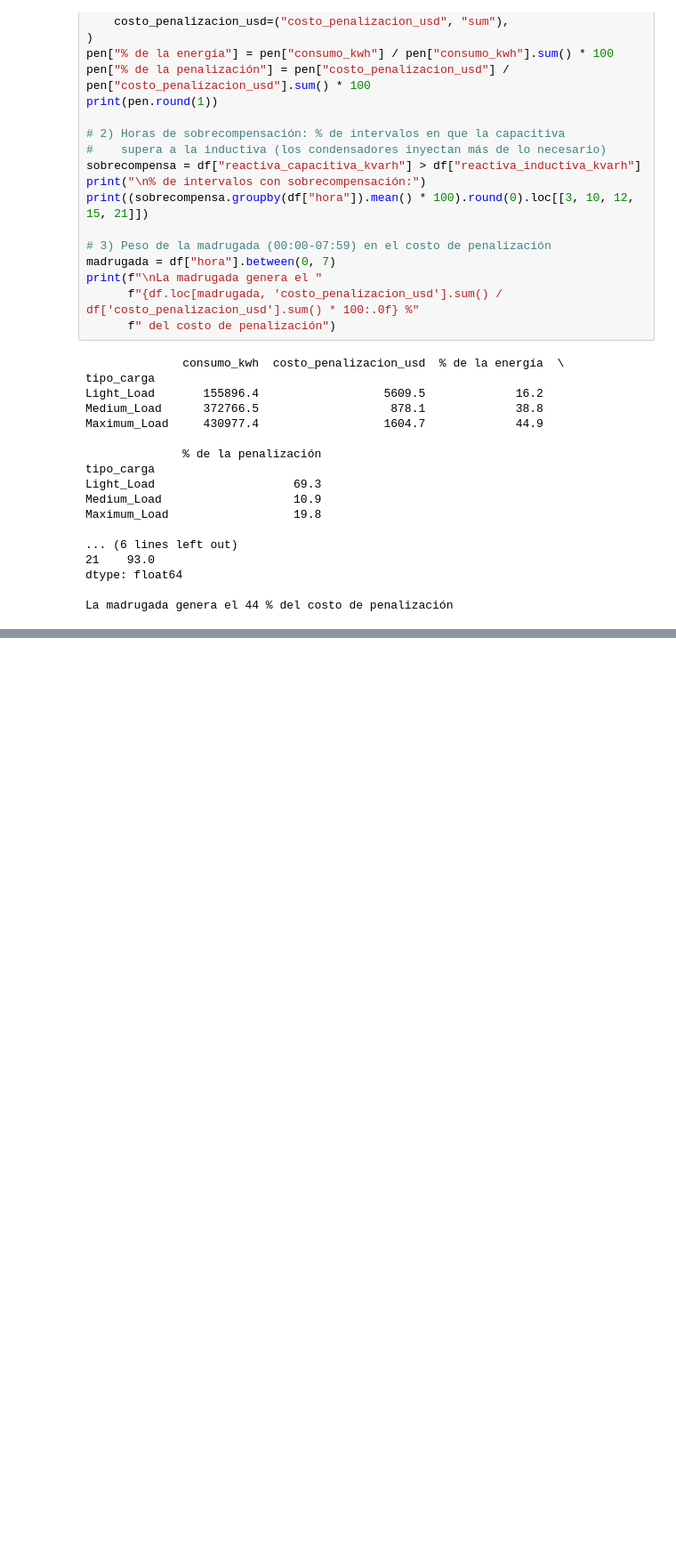
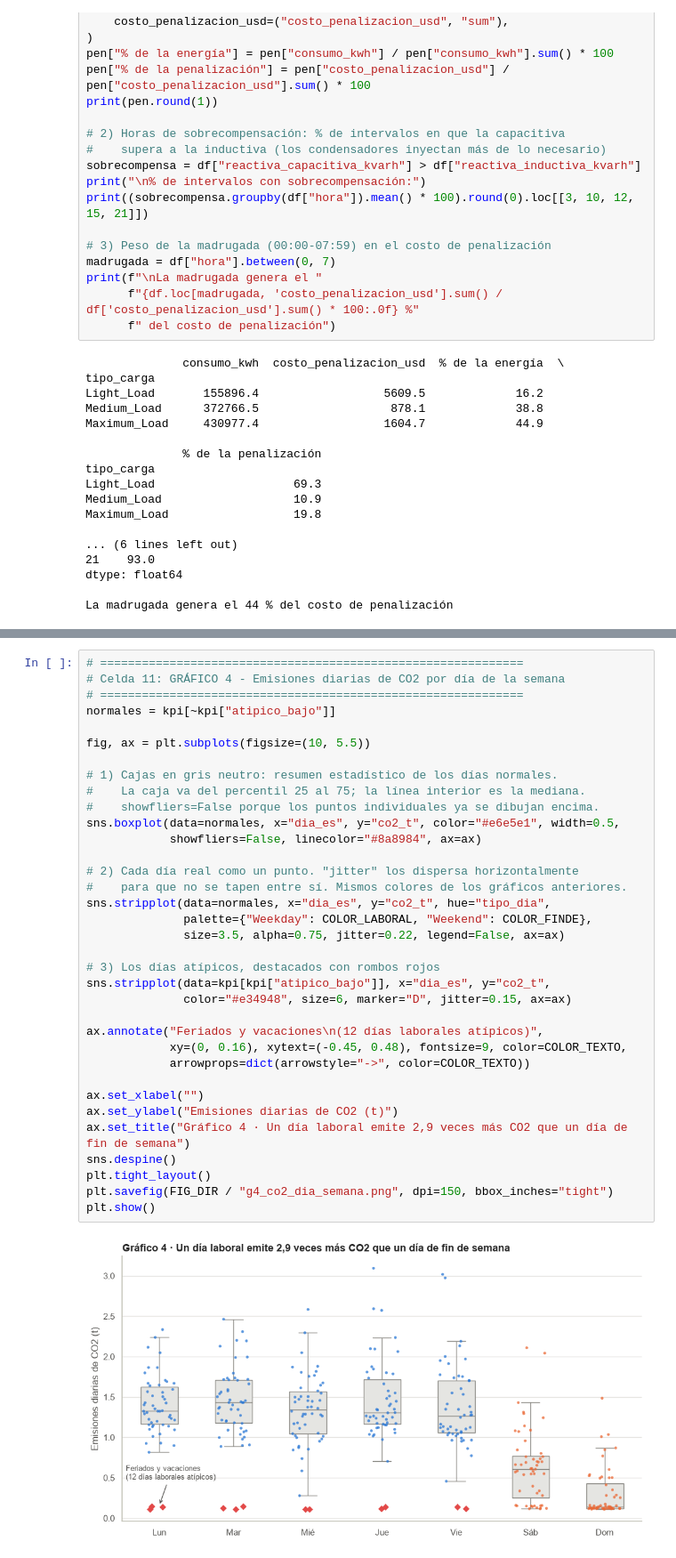
Before and after one commit to mariacaro-freefire/steel-energy-analytics, a Jupyter notebook: notebooks/02_EDA.ipynb, the cells around one changed output, grey strips where cells are left out. Shown at 89% size. Cells and saved outputs as stored; diff of their text form; blank space fills up the shorter version.

Commit message:
EDA: gráfico 4 de CO2 diario y detección de feriados

```diff
--- a/notebooks/02_EDA.ipynb
+++ b/notebooks/02_EDA.ipynb
@@ -344,0 +387,37 @@ La madrugada genera el 44 % del costo de penalización
+# %%
+# =============================================================
+# Celda 11: GRÁFICO 4 - Emisiones diarias de CO2 por día de la semana
+# =============================================================
+normales = kpi[~kpi["atipico_bajo"]]
+
+fig, ax = plt.subplots(figsize=(10, 5.5))
+
+# 1) Cajas en gris neutro: resumen estadístico de los días normales.
+#    La caja va del percentil 25 al 75; la línea interior es la mediana.
+#    showfliers=False porque los puntos individuales ya se dibujan encima.
+sns.boxplot(data=normales, x="dia_es", y="co2_t", color="#e6e5e1", width=0.5,
+            showfliers=False, linecolor="#8a8984", ax=ax)
+
+# 2) Cada día real como un punto. "jitter" los dispersa horizontalmente
+#    para que no se tapen entre sí. Mismos colores de los gráficos anteriores.
+sns.stripplot(data=normales, x="dia_es", y="co2_t", hue="tipo_dia",
+              palette={"Weekday": COLOR_LABORAL, "Weekend": COLOR_FINDE},
+              size=3.5, alpha=0.75, jitter=0.22, legend=False, ax=ax)
+
+# 3) Los días atípicos, destacados con rombos rojos
+sns.stripplot(data=kpi[kpi["atipico_bajo"]], x="dia_es", y="co2_t",
+              color="#e34948", size=6, marker="D", jitter=0.15, ax=ax)
+
+ax.annotate("Feriados y vacaciones\n(12 días laborales atípicos)",
+            xy=(0, 0.16), xytext=(-0.45, 0.48), fontsize=9, color=COLOR_TEXTO,
+            arrowprops=dict(arrowstyle="->", color=COLOR_TEXTO))
+
+ax.set_xlabel("")
+ax.set_ylabel("Emisiones diarias de CO2 (t)")
+ax.set_title("Gráfico 4 · Un día laboral emite 2,9 veces más CO2 que un día de fin de semana")
+sns.despine()
+plt.tight_layout()
+plt.savefig(FIG_DIR / "g4_co2_dia_semana.png", dpi=150, bbox_inches="tight")
+plt.show()
+# %% [output]
+[figure, added]
```
Also changed, not shown: parts of 2 cells of this notebook, 1 other file.
